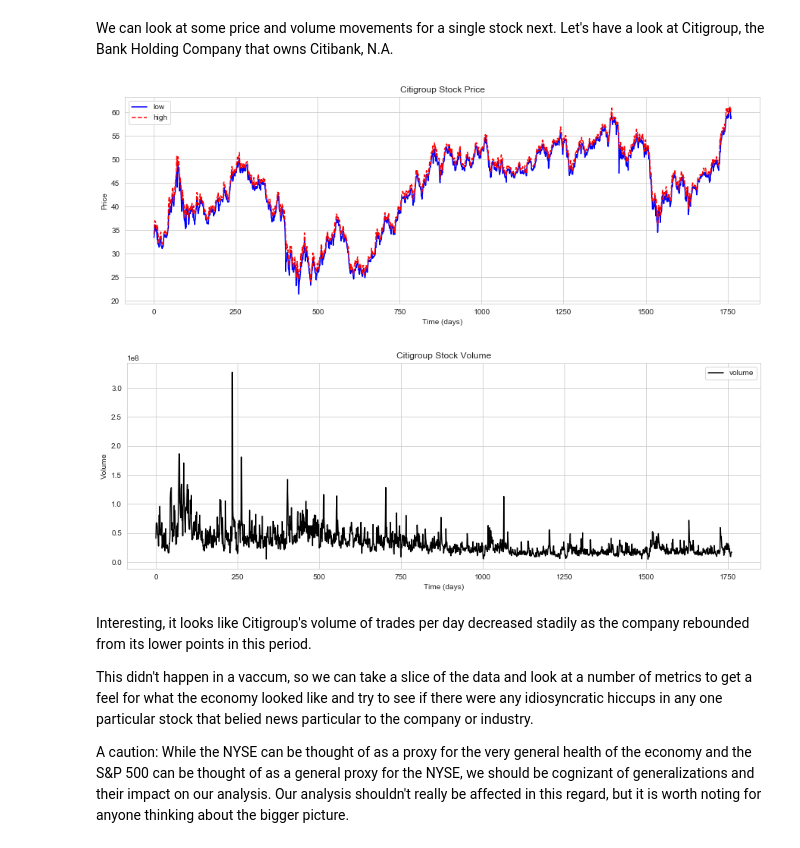
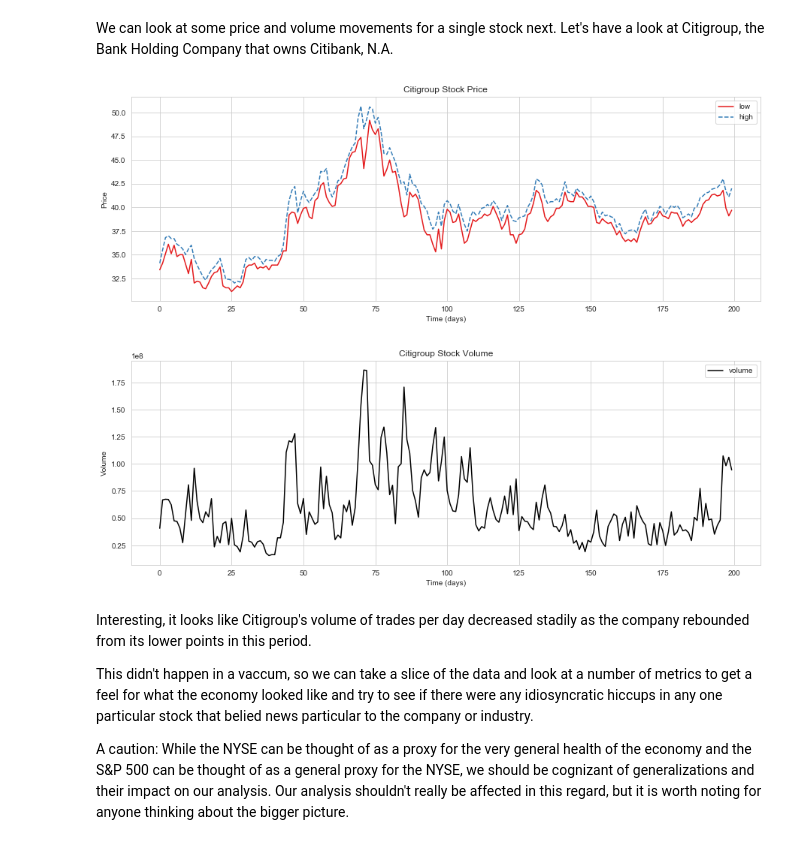
Before and after one commit to MissAle17/dsc-4-final-project-online-ds-sp-000, a Jupyter notebook: student.ipynb, the cells around one changed output. Cells and saved outputs as stored; diff of their text form; code cells hidden in the pictures.

```diff
--- a/student.ipynb
+++ b/student.ipynb
@@ -110,24 +110,24 @@ We can look at some price and volume movements for a single stock next.  Let's h
 # %%
 plt.figure(figsize=(15, 5));
 #Truncacted to the first 200 days for clearer visual
 plt.plot(df[df.symbol == 'C'].low.values[:200],linestyle = '-', label='low')
 plt.plot(df[df.symbol == 'C'].high.values[:200],linestyle = '--', label='high')
 plt.title('Citigroup Stock Price')
 plt.xlabel('Time (days)')
 plt.ylabel('Price')
 plt.legend(loc='best')
 plt.show()
 
 plt.figure(figsize=(15, 5));
-plt.plot(df[df.symbol == 'C'].volume.values[, color='black', label='volume')
+plt.plot(df[df.symbol == 'C'].volume.values[:200], color='black', label='volume')
 plt.title('Citigroup Stock Volume')
 plt.xlabel('Time (days)')
 plt.ylabel('Volume')
 plt.legend(loc='best')
 plt.show()
 # %% [output]
-[figure, old version]
+[figure, new version]
-[figure, old version]
+[figure, new version]
 # %% [markdown]
 Interesting, it looks like Citigroup's volume of trades per day decreased stadily as the company rebounded from its lower points in this period.
 
```
Also changed, not shown: parts of 2 cells of this notebook.
